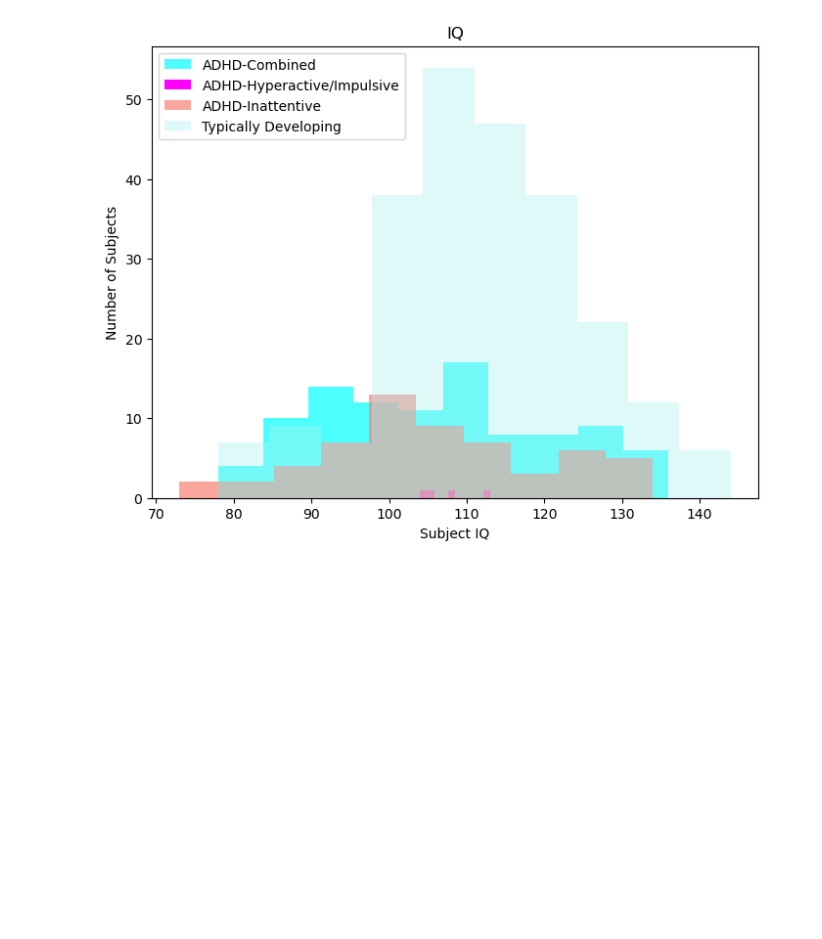
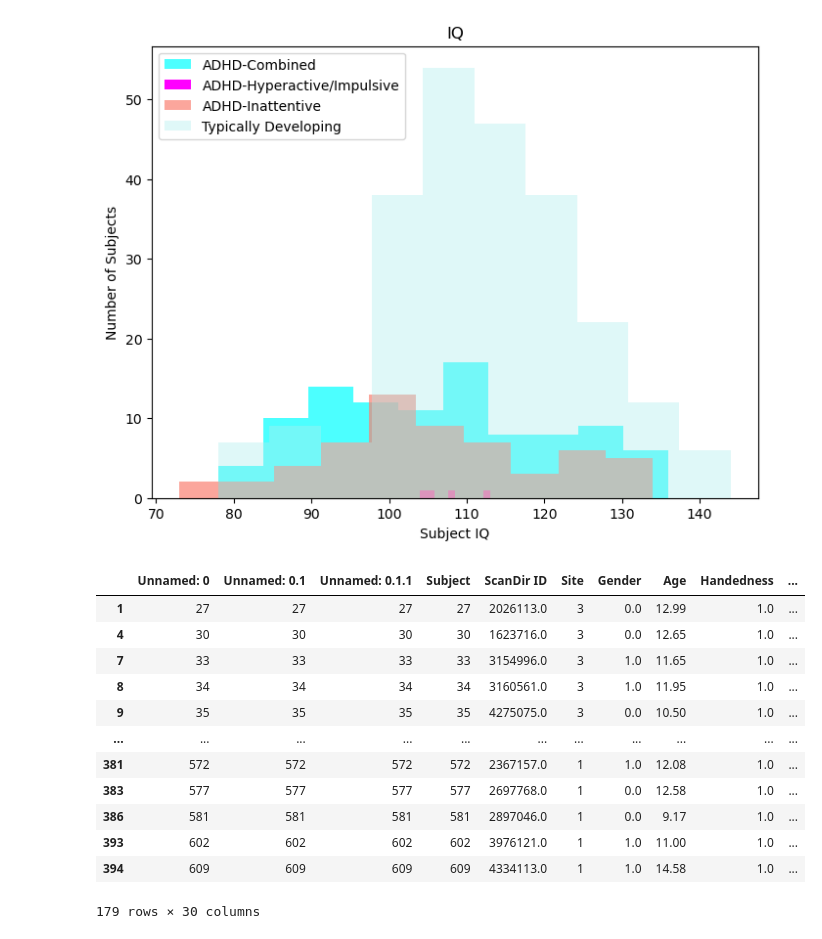
Before and after one commit to Aglinskas/BC-MRI-ADHD, a Jupyter notebook: Data/003_descriptive_statistics_440.ipynb, the cells around one changed output. Drawn from its saved outputs; the diff is of its cells as text; code cells hidden in the pictures; blank space fills up the shorter version.

```diff
--- a/Data/003_descriptive_statistics_440.ipynb
+++ b/Data/003_descriptive_statistics_440.ipynb
@@ -146,0 +149,16 @@ plt.show()
+# %%
+ADHDdf
+# %% [output]
+|  | Unnamed: 0 | Unnamed: 0.1 | Unnamed: 0.1.1 | Subject | ScanDir ID | Site | Gender | Age | Handedness | ... |
+| 1 | 27 | 27 | 27 | 27 | 2026113.0 | 3 | 0.0 | 12.99 | 1.0 | ... |
+| 4 | 30 | 30 | 30 | 30 | 1623716.0 | 3 | 0.0 | 12.65 | 1.0 | ... |
+| 7 | 33 | 33 | 33 | 33 | 3154996.0 | 3 | 1.0 | 11.65 | 1.0 | ... |
+| 8 | 34 | 34 | 34 | 34 | 3160561.0 | 3 | 1.0 | 11.95 | 1.0 | ... |
+| 9 | 35 | 35 | 35 | 35 | 4275075.0 | 3 | 0.0 | 10.50 | 1.0 | ... |
+| ... | ... | ... | ... | ... | ... | ... | ... | ... | ... | ... |
+| 381 | 572 | 572 | 572 | 572 | 2367157.0 | 1 | 1.0 | 12.08 | 1.0 | ... |
+| 383 | 577 | 577 | 577 | 577 | 2697768.0 | 1 | 0.0 | 12.58 | 1.0 | ... |
+| 386 | 581 | 581 | 581 | 581 | 2897046.0 | 1 | 0.0 | 9.17 | 1.0 | ... |
+| 393 | 602 | 602 | 602 | 602 | 3976121.0 | 1 | 1.0 | 11.00 | 1.0 | ... |
+| 394 | 609 | 609 | 609 | 609 | 4334113.0 | 1 | 1.0 | 14.58 | 1.0 | ... |
+179 rows × 30 columns
```
Also changed, not shown: parts of 3 cells of this notebook, 7 other files.
